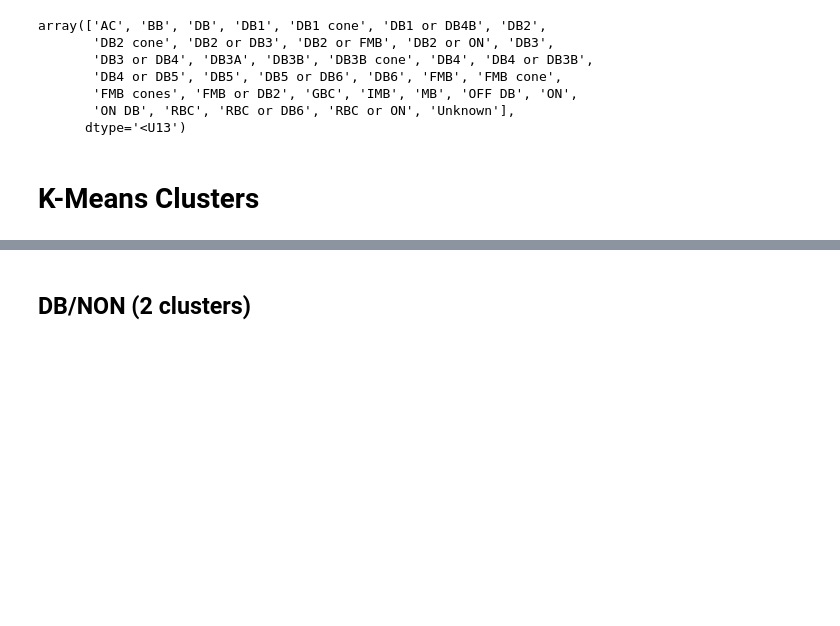
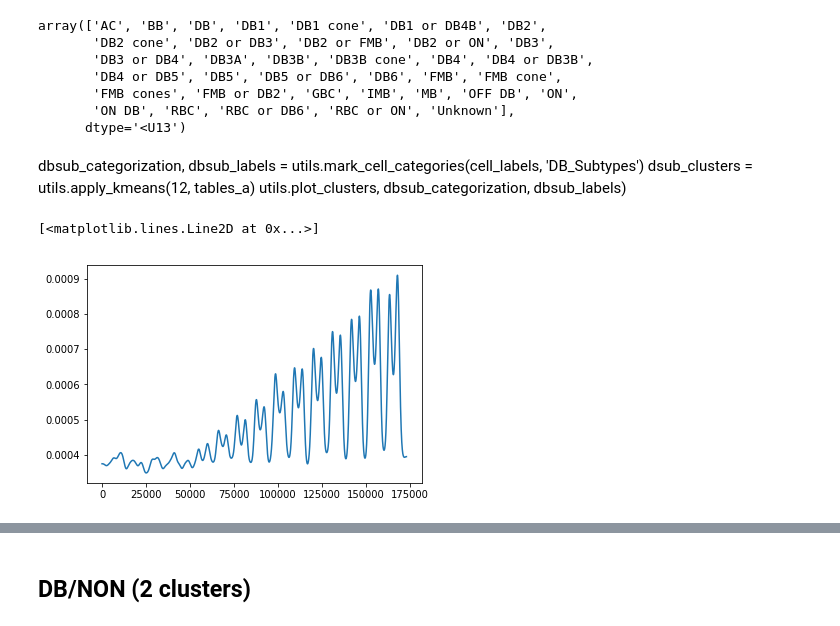
Before and after one commit to AprilMyers/RBC-Clustering, a Jupyter notebook: cell_type_readin.ipynb, the cells around one changed output, grey strips where cells are left out. Drawn from its saved outputs; the diff is of its cells as text; code cells hidden in the pictures; blank space fills up the shorter version.

Commit message:
scale to derivative

```diff
--- a/cell_type_readin.ipynb
+++ b/cell_type_readin.ipynb
@@ -30,5 +30,14 @@ array(['AC', 'BB', 'DB', 'DB1', 'DB1 cone', 'DB1 or DB4B', 'DB2',
        'FMB cones', 'FMB or DB2', 'GBC', 'IMB', 'MB', 'OFF DB', 'ON',
        'ON DB', 'RBC', 'RBC or DB6', 'RBC or ON', 'Unknown'],
       dtype='<U13')
-# %% [markdown]
-# K-Means Clusters
+# %% [markdown]
+dbsub_categorization, dbsub_labels = utils.mark_cell_categories(cell_labels, 'DB_Subtypes')
+dsub_clusters = utils.apply_kmeans(12, tables_a)
+utils.plot_clusters, dbsub_categorization, dbsub_labels)
+# %%
+imp.reload(utils)
+scaled = utils.scale_dt(tables_a)
+plt.plot(scaled[1])
+# %% [output]
+[<matplotlib.lines.Line2D at 0x...>]
+[figure, added]
```
Also changed, not shown: parts of 9 cells of this notebook, 1 other file.
